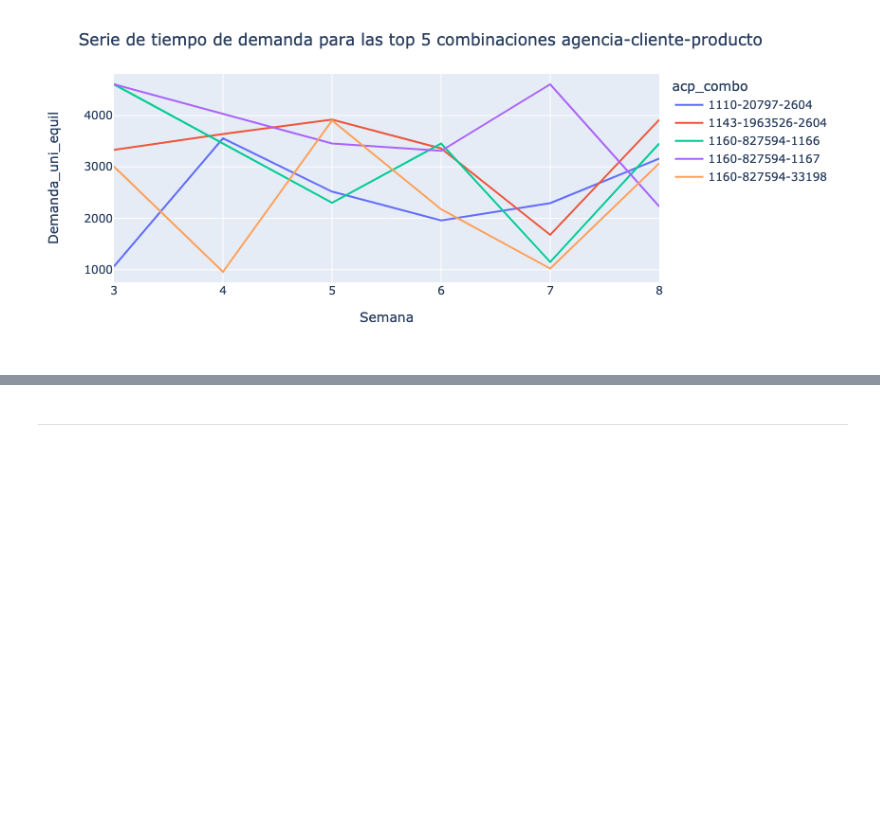
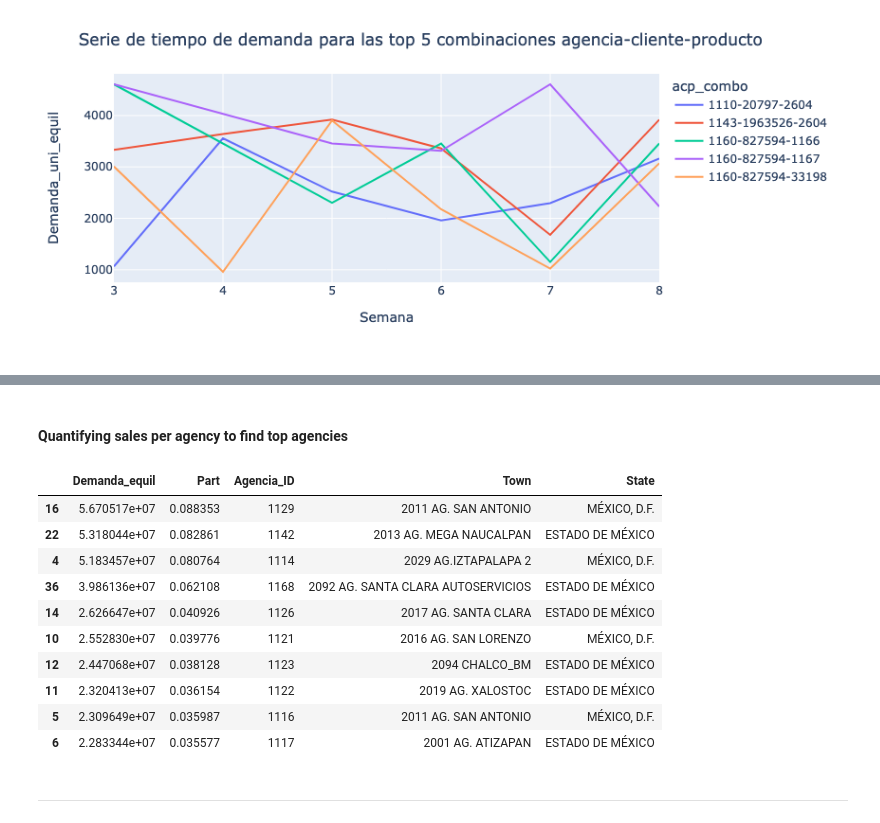
Before and after one commit to Roberto919/abx_answers, a Jupyter notebook: notebooks/abxrp_nb.ipynb, the cells around one changed output, grey strips where cells are left out. Saved outputs shown, nothing was run; the diff lists cells and outputs as text; code cells hidden in the pictures; blank space fills up the shorter version.

Commit message:
finding agency top agancy based on demand value in pesos

```diff
--- a/notebooks/abxrp_nb.ipynb
+++ b/notebooks/abxrp_nb.ipynb
@@ -342,0 +373,7 @@ fig.show()
+# %%
+rc = [
+    "Agencia_ID",
+    "Demanda_equil"
+]
+
+dfx = dfx.loc[:, rc]
@@ -343,3 +396,27 @@ fig.show()
+# %% [markdown]
+#### Quantifying sales per agency to find top agencies
+# %%
+dfx = dfx.groupby(["Agencia_ID"]).sum().sort_values(by="Demanda_equil", ascending=False)
+# %%
+dfx["Part"] = dfx["Demanda_equil"]/dfx["Demanda_equil"].sum()
+# %%
+dfx = dfx[:10]
+# %%
+dfx = pd.merge(
+    dfx, dfl, right_on="Agencia_ID", left_index=True
+)
+# %% [output]
+|  | Demanda_equil | Part | Agencia_ID | Town | State |
+| 16 | 5.670517e+07 | 0.088353 | 1129 | 2011 AG. SAN ANTONIO | MÉXICO, D.F. |
+| 22 | 5.318044e+07 | 0.082861 | 1142 | 2013 AG. MEGA NAUCALPAN | ESTADO DE MÉXICO |
+| 4 | 5.183457e+07 | 0.080764 | 1114 | 2029 AG.IZTAPALAPA 2 | MÉXICO, D.F. |
+| 36 | 3.986136e+07 | 0.062108 | 1168 | 2092 AG. SANTA CLARA AUTOSERVICIOS | ESTADO DE MÉXICO |
+| 14 | 2.626647e+07 | 0.040926 | 1126 | 2017 AG. SANTA CLARA | ESTADO DE MÉXICO |
+| 10 | 2.552830e+07 | 0.039776 | 1121 | 2016 AG. SAN LORENZO | MÉXICO, D.F. |
+| 12 | 2.447068e+07 | 0.038128 | 1123 | 2094 CHALCO_BM | ESTADO DE MÉXICO |
+| 11 | 2.320413e+07 | 0.036154 | 1122 | 2019 AG. XALOSTOC | ESTADO DE MÉXICO |
+| 5 | 2.309649e+07 | 0.035987 | 1116 | 2011 AG. SAN ANTONIO | MÉXICO, D.F. |
+| 6 | 2.283344e+07 | 0.035577 | 1117 | 2001 AG. ATIZAPAN | ESTADO DE MÉXICO |
 # %% [markdown]
 ---
 # %% [markdown]
```
Also changed, not shown: parts of 14 cells of this notebook, 1 other file.
